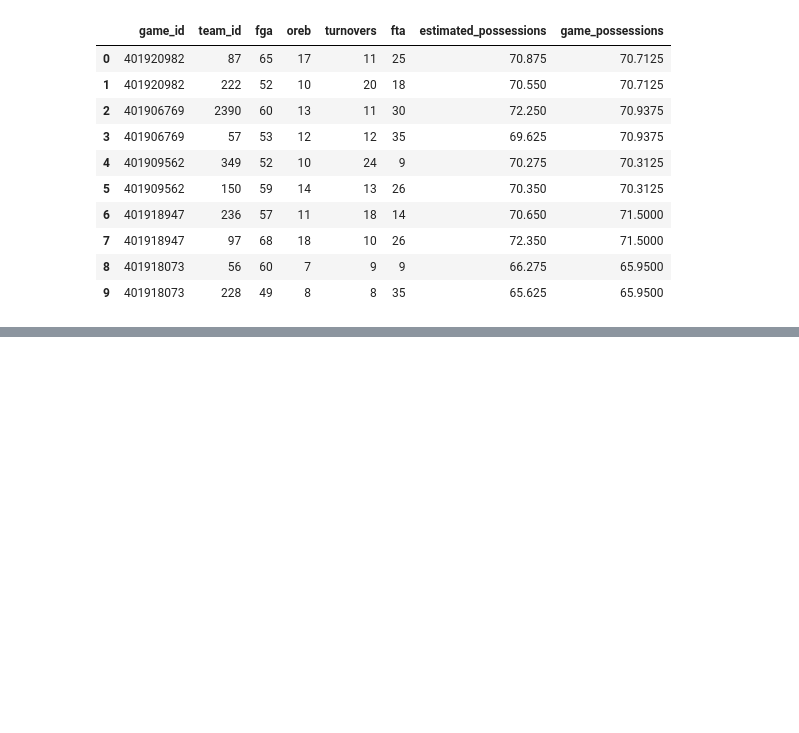
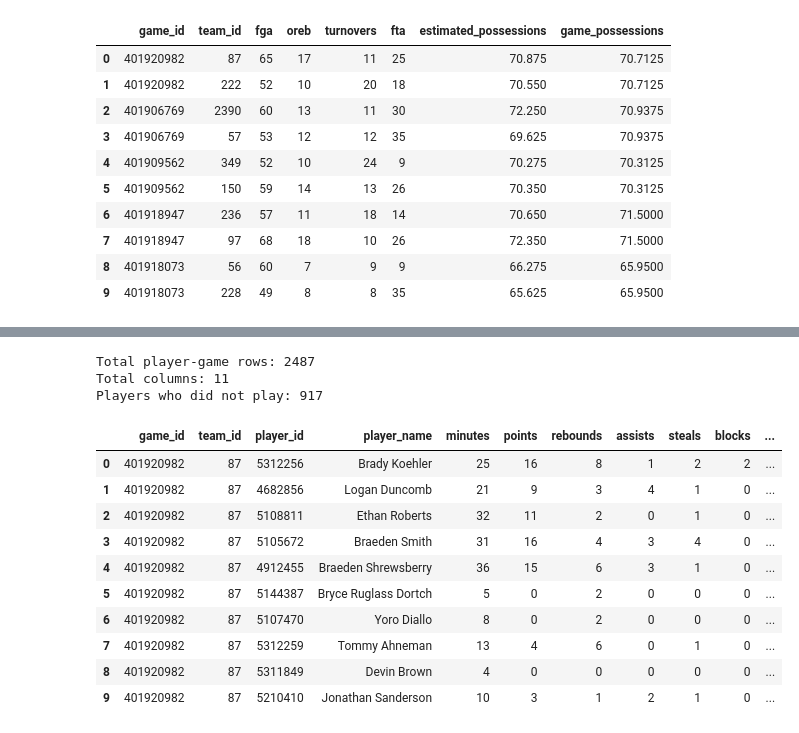
Before and after one commit to ekee7/acc_reality_check, a Jupyter notebook: ACC_Reality_Check.ipynb, the cells around one changed output, grey strips where cells are left out. Saved outputs shown, nothing was run; the diff lists cells and outputs as text; code cells hidden in the pictures; blank space fills up the shorter version.

Commit message:
extracted all the individual player statistics.

```diff
--- a/ACC_Reality_Check.ipynb
+++ b/ACC_Reality_Check.ipynb
@@ -1005,0 +1061,68 @@ display(df_team_stats[
+# %%
+#extract individual player statistics
+player_rows = []
+skipped_players = 0
+
+for game_id in df_games["game_id"]:
+
+    file_path = boxscore_folder / f"{game_id}.json"
+
+    with open(file_path, "r", encoding="utf-8") as file:
+        game_data = json.load(file)
+
+    for team in game_data["boxscore"]["players"]:
+
+        team_id = team["team"]["id"]
+
+        for group in team["statistics"]:
+
+            keys = group["keys"]
+
+            for player in group["athletes"]:
+
+                # Skip players who did not participate
+                if player["didNotPlay"]:
+                    skipped_players += 1
+                    continue
+
+                # Match statistic names with their values
+                assert len(keys) == len(player["stats"])
+
+                stats = dict(zip(keys, player["stats"]))
+
+                player_rows.append({
+                    "game_id": game_id,
+                    "team_id": team_id,
+                    "player_id": player["athlete"]["id"],
+                    "player_name": player["athlete"]["displayName"],
+                    "minutes": int(stats["minutes"]),
+                    "points": int(stats["points"]),
+                    "rebounds": int(stats["rebounds"]),
+                    "assists": int(stats["assists"]),
+                    "steals": int(stats["steals"]),
+                    "blocks": int(stats["blocks"]),
+                    "turnovers": int(stats["turnovers"])
+                })
+
+df_player_games = pd.DataFrame(player_rows)
+
+print("Total player-game rows:", len(df_player_games))
+print("Total columns:", len(df_player_games.columns))
+print("Players who did not play:", skipped_players)
+
+display(df_player_games.head(10))
+# %% [output]
+Total player-game rows: 2487
+Total columns: 11
+Players who did not play: 917
+|  | game_id | team_id | player_id | player_name | minutes | points | rebounds | assists | steals | blocks | ... |
+| 0 | 401920982 | 87 | 5312256 | Brady Koehler | 25 | 16 | 8 | 1 | 2 | 2 | ... |
+| 1 | 401920982 | 87 | 4682856 | Logan Duncomb | 21 | 9 | 3 | 4 | 1 | 0 | ... |
+| 2 | 401920982 | 87 | 5108811 | Ethan Roberts | 32 | 11 | 2 | 0 | 1 | 0 | ... |
+| 3 | 401920982 | 87 | 5105672 | Braeden Smith | 31 | 16 | 4 | 3 | 4 | 0 | ... |
+| 4 | 401920982 | 87 | 4912455 | Braeden Shrewsberry | 36 | 15 | 6 | 3 | 1 | 0 | ... |
+| 5 | 401920982 | 87 | 5144387 | Bryce Ruglass Dortch | 5 | 0 | 2 | 0 | 0 | 0 | ... |
+| 6 | 401920982 | 87 | 5107470 | Yoro Diallo | 8 | 0 | 2 | 0 | 0 | 0 | ... |
+| 7 | 401920982 | 87 | 5312259 | Tommy Ahneman | 13 | 4 | 6 | 0 | 1 | 0 | ... |
+| 8 | 401920982 | 87 | 5311849 | Devin Brown | 4 | 0 | 0 | 0 | 0 | 0 | ... |
+| 9 | 401920982 | 87 | 5210410 | Jonathan Sanderson | 10 | 3 | 1 | 2 | 1 | 0 | ... |
```
Also changed, not shown: parts of 3 cells of this notebook.
